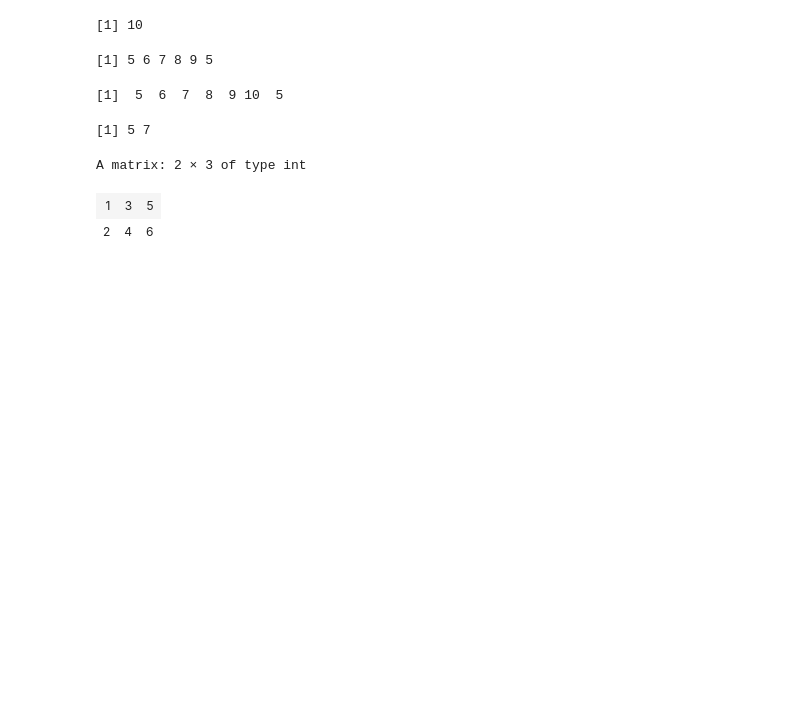
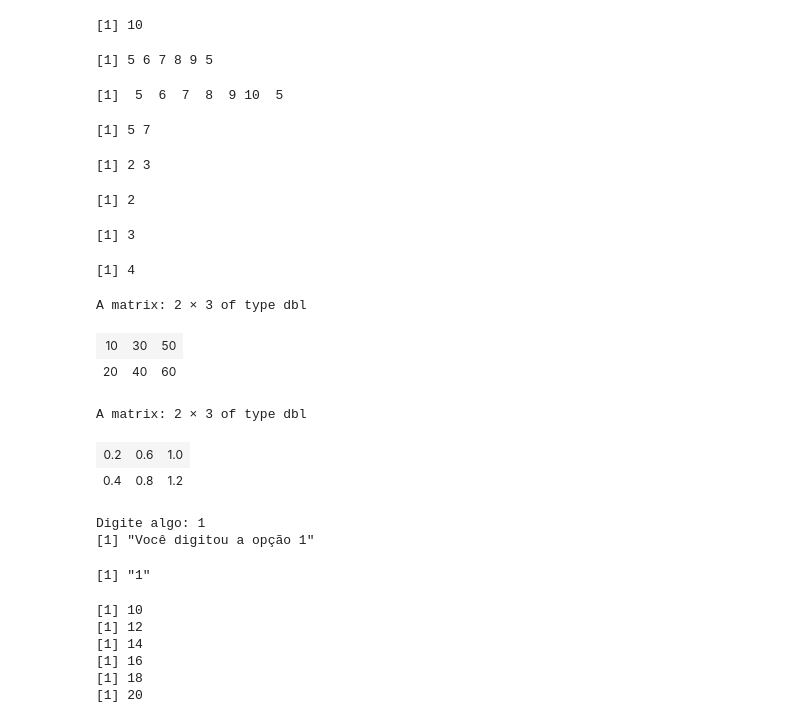
Before and after one commit to HolaSoyMath/DataScience-R-7Periodo, a Jupyter notebook: 1_Aula_em_R.ipynb, the cells around one changed output. Drawn from its saved outputs; the diff is of its cells as text; code cells hidden in the pictures; blank space fills up the shorter version.

```diff
--- a/1_Aula_em_R.ipynb
+++ b/1_Aula_em_R.ipynb
@@ -132,8 +132,46 @@ v6[c(1,3)] # Resulta no primeiro e terceiro elemento do vetor, formando um novo
 [1] 5 7
 # %%
 matriz <- matrix(1:6, nrow=2, ncol=3)
-matriz
+dim(matriz)
+nrow(matriz)
+ncol(matriz)
+
+matriz [2,2] # Seleciona um elemento da linha 2, coluna 2
 # %% [output]
-A matrix: 2 × 3 of type int
+[1] 2 3
-| 1 | 3 | 5 |
-| 2 | 4 | 6 |
+[1] 2
+[1] 3
+[1] 4
+# %%
+matriz*10
+matriz/5
+# %% [output]
+A matrix: 2 × 3 of type dbl
+| 10 | 30 | 50 |
+| 20 | 40 | 60 |
+A matrix: 2 × 3 of type dbl
+| 0.2 | 0.6 | 1.0 |
+| 0.4 | 0.8 | 1.2 |
+# %%
+entrada <- readline(prompt = "Digite algo: ")
+
+if(entrada == '1'){
+  print("Você digitou a opção 1")
+} else {
+  print("Você digitou algo diferente de 1")
+}
+# %% [output]
+Digite algo: 1
+[1] "Você digitou a opção 1"
+[1] "1"
+# %%
+for (i in seq(10,20,2)){
+  print (i)
+}
+# %% [output]
+[1] 10
+[1] 12
+[1] 14
+[1] 16
+[1] 18
+[1] 20
```
Also changed, not shown: parts of 3 cells of this notebook.
